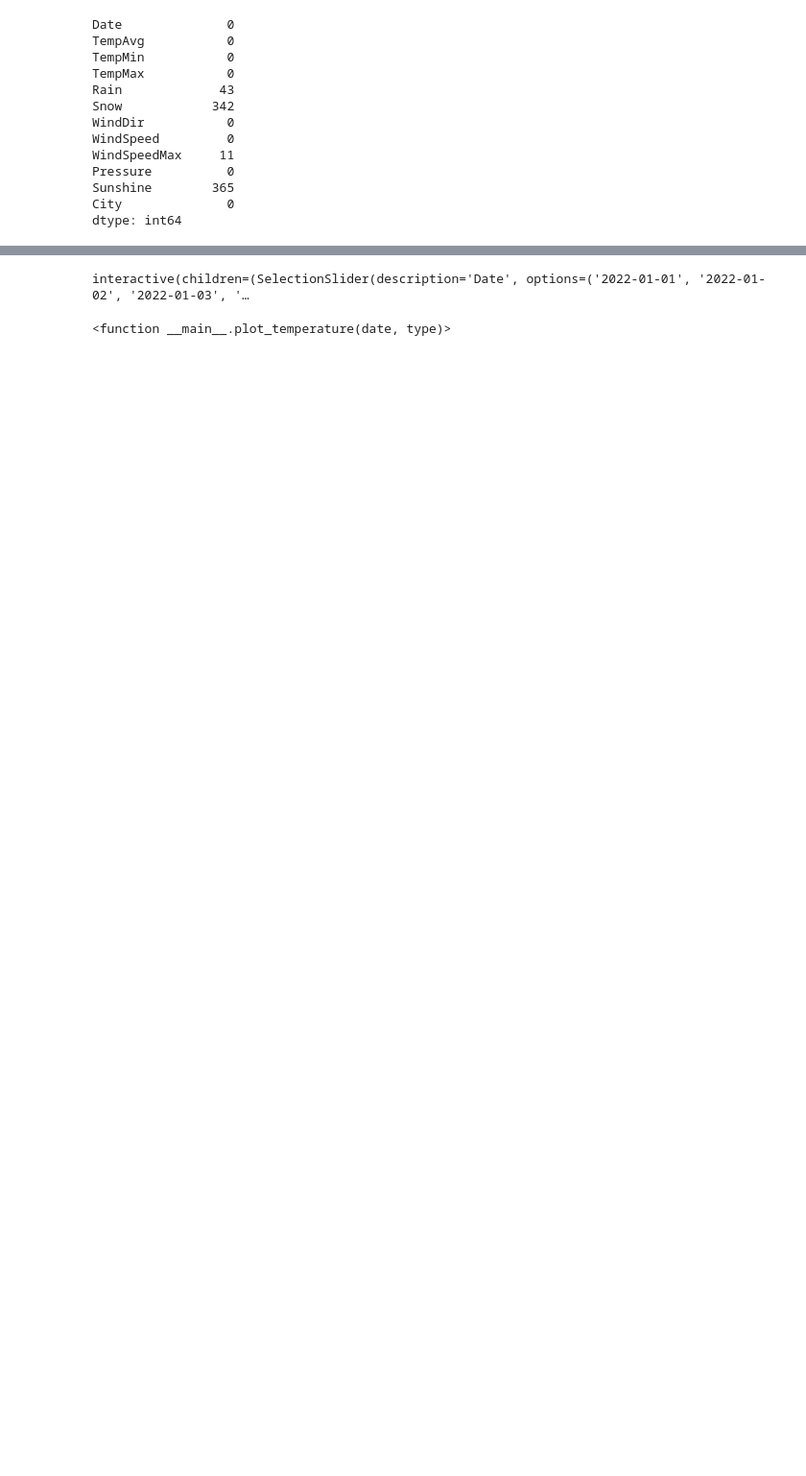
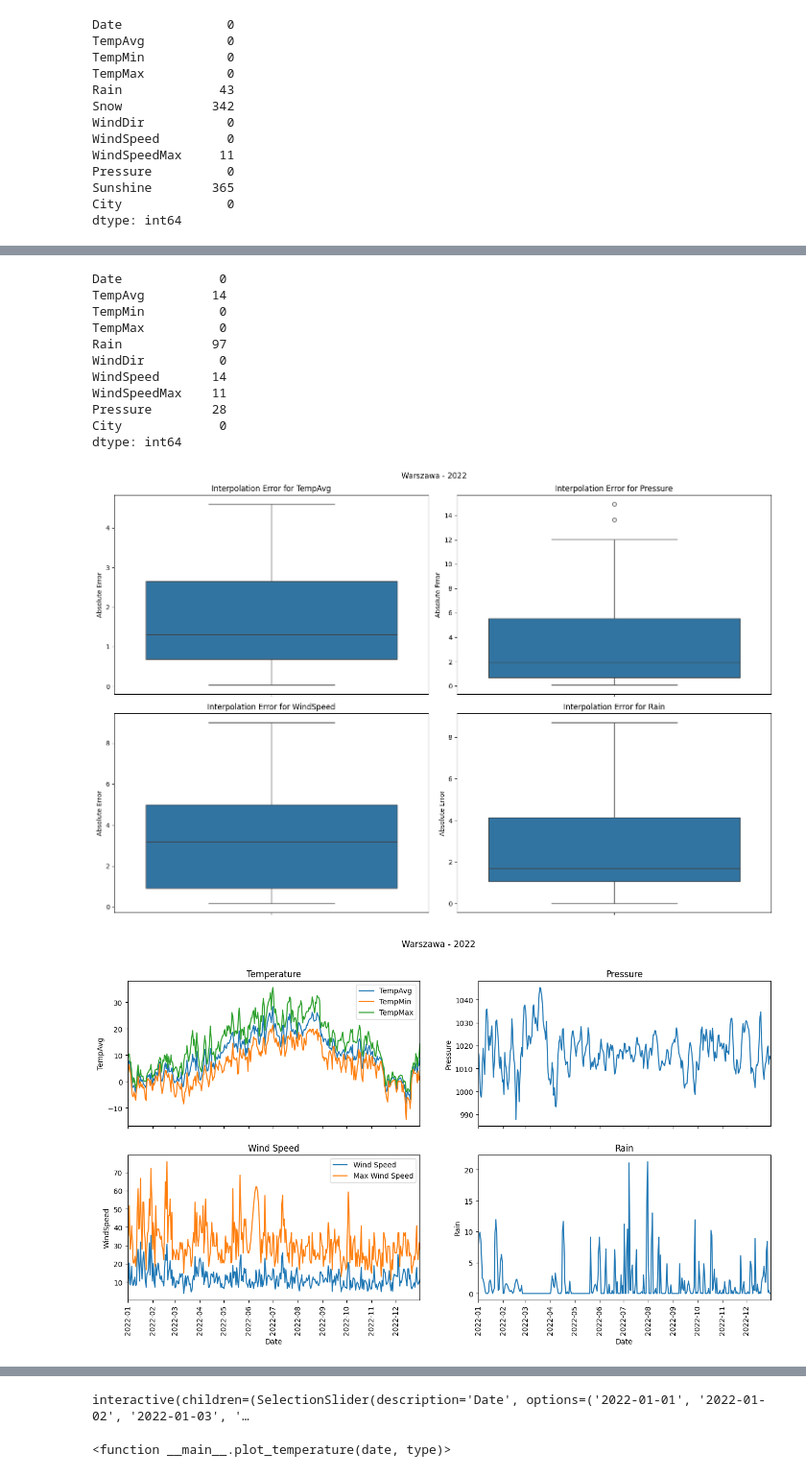
Before and after one commit to Twarug/AGH-NumericalMethods-Project, a Jupyter notebook: main.ipynb, the cells around one changed output, grey strips where cells are left out. Shown at 96% size. Cells and saved outputs as stored; diff of their text form; code cells hidden in the pictures; blank space fills up the shorter version.

```diff
--- a/main.ipynb
+++ b/main.ipynb
@@ -321,2 +314,0 @@ dtype: int64
-# %%
-run(df_Warsaw)
@@ -452,0 +351,3 @@ dtype: int64
+# %%
+interpolatedDF_Warsaw = run(df_Warsaw)
+# %% [output]
@@ -452,0 +372,13 @@ dtype: int64
+Date             0
+TempAvg         14
+TempMin          0
+TempMax          0
+Rain            97
+WindDir          0
+WindSpeed       14
+WindSpeedMax    11
+Pressure        28
+City             0
+dtype: int64
+[figure, added]
+[figure, added]
```
Also changed, not shown: parts of 24 cells of this notebook.
